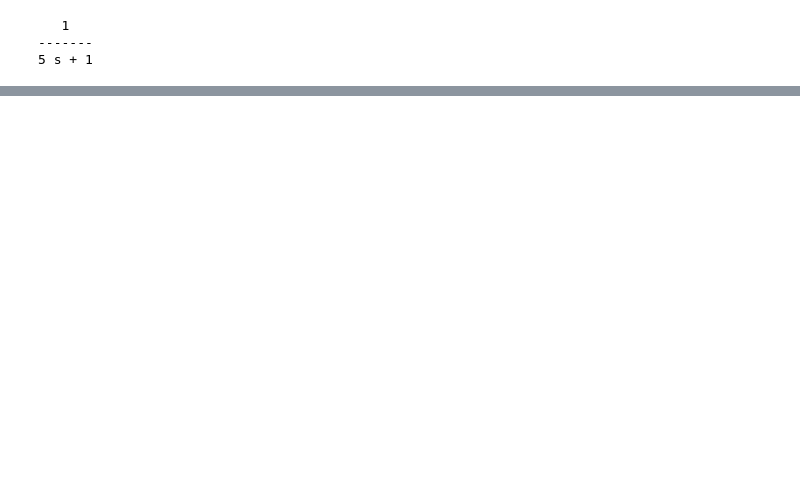
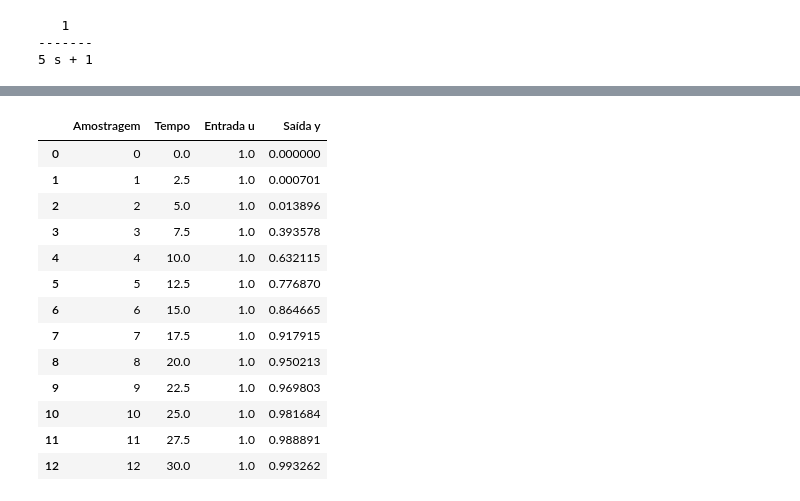
Before and after one commit to juliosdutra/Topicos-de-Controle-Avancado-UFES, a Jupyter notebook: Resposta_ao_degrau.ipynb, the cells around one changed output, grey strips where cells are left out. Cells and saved outputs as stored; diff of their text form; code cells hidden in the pictures; blank space fills up the shorter version.

```diff
--- a/Resposta_ao_degrau.ipynb
+++ b/Resposta_ao_degrau.ipynb
@@ -55,0 +82,19 @@ N
+# %%
+dados2 = {'Amostragem': sample, 'Tempo':t, 'Entrada u': u, 'Saída y': y}
+df2 = pd.DataFrame(dados2)
+df2
+# %% [output]
+|  | Amostragem | Tempo | Entrada u | Saída y |
+| 0 | 0 | 0.0 | 1.0 | 0.000000 |
+| 1 | 1 | 2.5 | 1.0 | 0.000701 |
+| 2 | 2 | 5.0 | 1.0 | 0.013896 |
+| 3 | 3 | 7.5 | 1.0 | 0.393578 |
+| 4 | 4 | 10.0 | 1.0 | 0.632115 |
+| 5 | 5 | 12.5 | 1.0 | 0.776870 |
+| 6 | 6 | 15.0 | 1.0 | 0.864665 |
+| 7 | 7 | 17.5 | 1.0 | 0.917915 |
+| 8 | 8 | 20.0 | 1.0 | 0.950213 |
+| 9 | 9 | 22.5 | 1.0 | 0.969803 |
+| 10 | 10 | 25.0 | 1.0 | 0.981684 |
+| 11 | 11 | 27.5 | 1.0 | 0.988891 |
+| 12 | 12 | 30.0 | 1.0 | 0.993262 |
```
Also changed, not shown: parts of 9 cells of this notebook.
